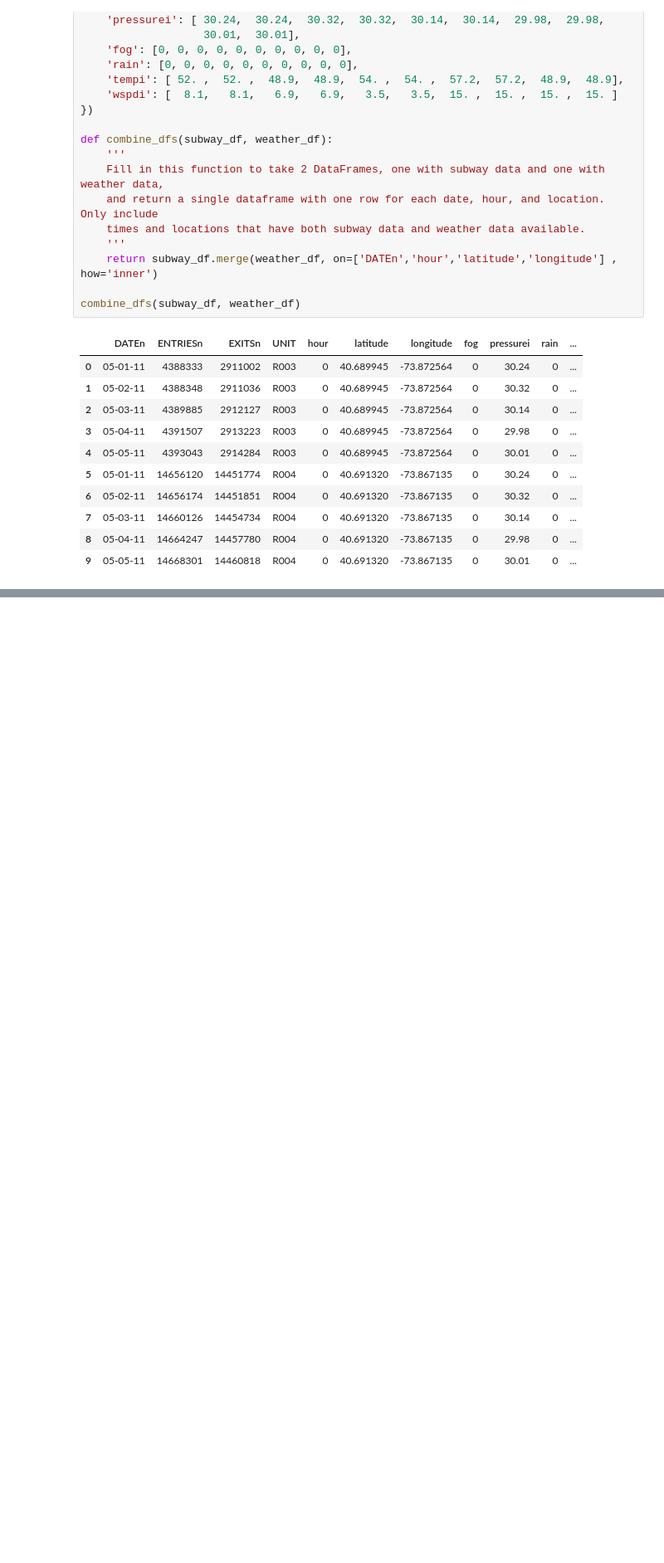
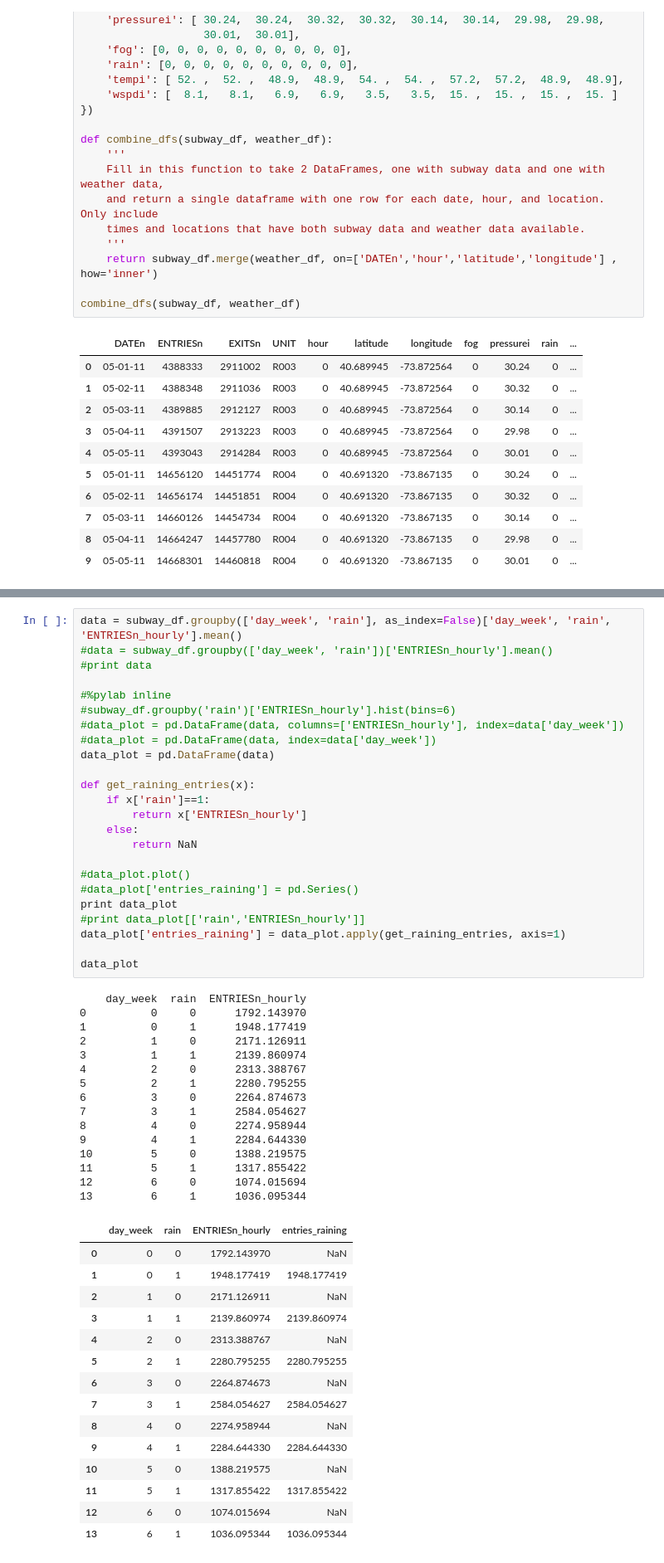
Before and after one commit to dsuruagy/udacityDataAnalyst, a Jupyter notebook: part3/l5-numpyPandas2DData/Lesson_5-NumPy_and_Pandas_with_2D_data.ipynb, the cells around one changed output, grey strips where cells are left out. Shown: that part at 83% size. Saved outputs shown, nothing was run; the diff lists cells and outputs as text; blank space fills up the shorter version.

Commit message:
Playing with mathplotlib and Pandas visualization. Trying to split raining data from subway dataframe.

```diff
--- a/part3/l5-numpyPandas2DData/Lesson_5-NumPy_and_Pandas_with_2D_data.ipynb
+++ b/part3/l5-numpyPandas2DData/Lesson_5-NumPy_and_Pandas_with_2D_data.ipynb
@@ -836,0 +890,55 @@ combine_dfs(subway_df, weather_df)
+# %%
+data = subway_df.groupby(['day_week', 'rain'], as_index=False)['day_week', 'rain', 'ENTRIESn_hourly'].mean()
+#data = subway_df.groupby(['day_week', 'rain'])['ENTRIESn_hourly'].mean()
+#print data
+
+#%pylab inline
+#subway_df.groupby('rain')['ENTRIESn_hourly'].hist(bins=6)
+#data_plot = pd.DataFrame(data, columns=['ENTRIESn_hourly'], index=data['day_week'])
+#data_plot = pd.DataFrame(data, index=data['day_week'])
+data_plot = pd.DataFrame(data)
+
+def get_raining_entries(x):
+    if x['rain']==1:
+        return x['ENTRIESn_hourly']
+    else:
+        return NaN
+
+#data_plot.plot()
+#data_plot['entries_raining'] = pd.Series()
+print data_plot
+#print data_plot[['rain','ENTRIESn_hourly']]
+data_plot['entries_raining'] = data_plot.apply(get_raining_entries, axis=1)
+
+data_plot
+# %% [output]
+    day_week  rain  ENTRIESn_hourly
+0          0     0      1792.143970
+1          0     1      1948.177419
+2          1     0      2171.126911
+3          1     1      2139.860974
+4          2     0      2313.388767
+5          2     1      2280.795255
+6          3     0      2264.874673
+7          3     1      2584.054627
+8          4     0      2274.958944
+9          4     1      2284.644330
+10         5     0      1388.219575
+11         5     1      1317.855422
+12         6     0      1074.015694
+13         6     1      1036.095344
+|  | day_week | rain | ENTRIESn_hourly | entries_raining |
+| 0 | 0 | 0 | 1792.143970 | NaN |
+| 1 | 0 | 1 | 1948.177419 | 1948.177419 |
+| 2 | 1 | 0 | 2171.126911 | NaN |
+| 3 | 1 | 1 | 2139.860974 | 2139.860974 |
+| 4 | 2 | 0 | 2313.388767 | NaN |
+| 5 | 2 | 1 | 2280.795255 | 2280.795255 |
+| 6 | 3 | 0 | 2264.874673 | NaN |
+| 7 | 3 | 1 | 2584.054627 | 2584.054627 |
+| 8 | 4 | 0 | 2274.958944 | NaN |
+| 9 | 4 | 1 | 2284.644330 | 2284.644330 |
+| 10 | 5 | 0 | 1388.219575 | NaN |
+| 11 | 5 | 1 | 1317.855422 | 1317.855422 |
+| 12 | 6 | 0 | 1074.015694 | NaN |
+| 13 | 6 | 1 | 1036.095344 | 1036.095344 |
```
Also changed, not shown: parts of 7 cells of this notebook, 1 other file.
